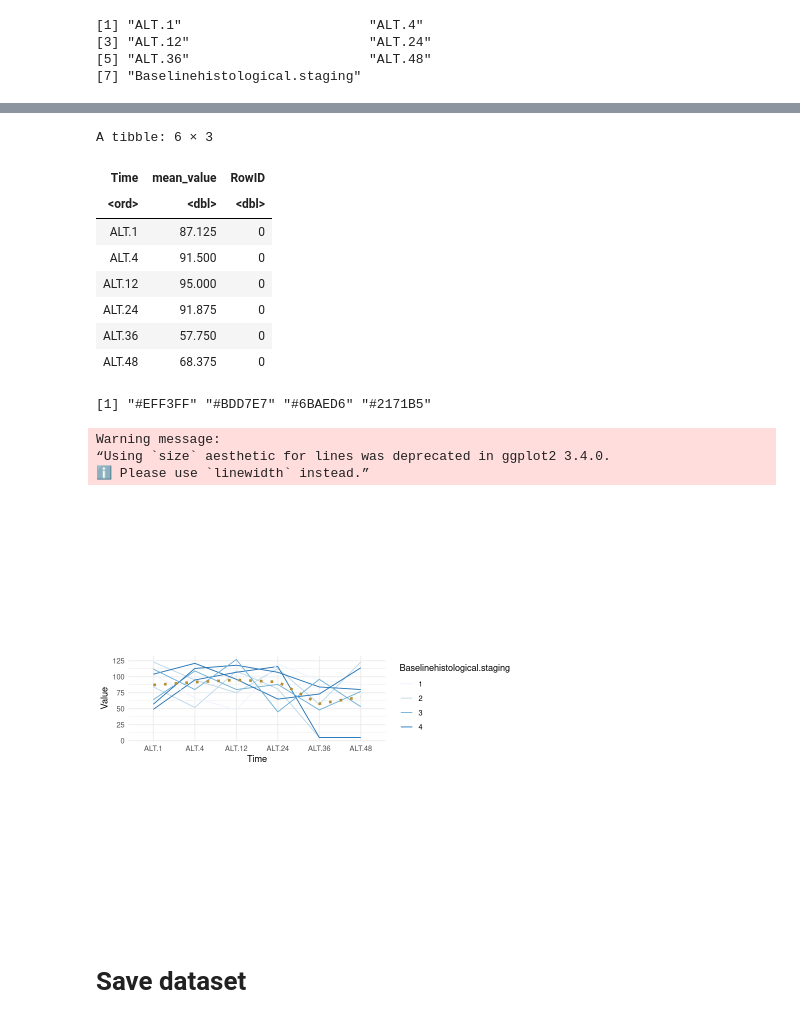
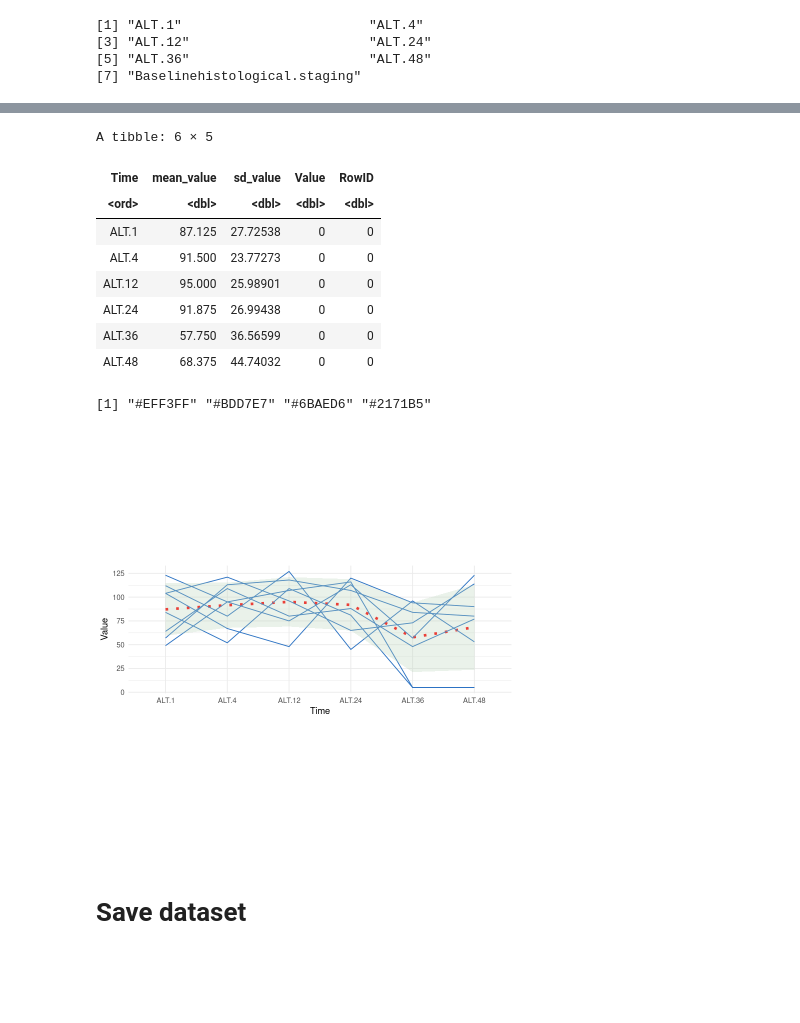
Before and after one commit to Alvaro8gb/DataVisualization, a Jupyter notebook: App/data.ipynb, the cells around one changed output, grey strips where cells are left out. Saved outputs shown, nothing was run; the diff lists cells and outputs as text; code cells hidden in the pictures; blank space fills up the shorter version.

```diff
--- a/App/data.ipynb
+++ b/App/data.ipynb
@@ -273,9 +273,8 @@ plot.ts(time_s[,1:10])
 # %% [output]
 [figure]
 # %%
-cols <- c(time_series_1, c("Baselinehistological.staging"))
 print(cols)
-df_subset <- data[, cols]
+df_subset <- data[, time_series_1]
 
 size <- 8
 df_plot <- head(df_subset, size)
@@ -317,7 +316,6 @@ df_plot_long$Time <- factor(df_plot_long$Time,
                        levels = paste0("ALT.", c(1, 4, 12, 24, 36, 48)),
                        ordered = TRUE)
 
-df_plot_long$Baselinehistological.staging	 <- as.factor(df_plot_long$Baselinehistological.staging	)
 
 head(df_plot_long)
 # %% [output]
@@ -333,21 +331,24 @@ A tibble: 6 × 4
 # %%
-df_mean_orders <- df_plot_long %>%
+df_plot_long %>%
   group_by(Time) %>%
-  summarise(mean_value = mean(Value))
-
-df_mean_orders$RowID <- 0
+  summarise(
+    mean_value = mean(Value),
+    sd_value = sd(Value)
+  ) -> df_mean_orders
-# %%
-df_mean_orders
-# %% [output]
-A tibble: 6 × 3
-| Time | mean_value | RowID |
-| <ord> | <dbl> | <dbl> |
-| ALT.1 | 87.125 | 0 |
-| ALT.4 | 91.500 | 0 |
-| ALT.12 | 95.000 | 0 |
-| ALT.24 | 91.875 | 0 |
-| ALT.36 | 57.750 | 0 |
-| ALT.48 | 68.375 | 0 |
+# %%
+df_mean_orders$Value = 0
+df_mean_orders$RowID = 0
+df_mean_orders
+# %% [output]
+A tibble: 6 × 5
+| Time | mean_value | sd_value | Value | RowID |
+| <ord> | <dbl> | <dbl> | <dbl> | <dbl> |
+| ALT.1 | 87.125 | 27.72538 | 0 | 0 |
+| ALT.4 | 91.500 | 23.77273 | 0 | 0 |
+| ALT.12 | 95.000 | 25.98901 | 0 | 0 |
+| ALT.24 | 91.875 | 26.99438 | 0 | 0 |
+| ALT.36 | 57.750 | 36.56599 | 0 | 0 |
+| ALT.48 | 68.375 | 44.74032 | 0 | 0 |
 # %%
 library(RColorBrewer)
 
@@ -356,21 +357,24 @@ colors
 # %% [output]
 [1] "#EFF3FF" "#BDD7E7" "#6BAED6" "#2171B5"
 # %%
-
-ggplot(data = df_plot_long, aes(x = Time, y = Value, group = RowID)) +
-  scale_color_manual(values = colors) +
-  geom_line(aes(color = Baselinehistological.staging)) +
-  geom_line(data = df_mean_orders, aes(x = Time, y = mean_value), color = "#b58e33", linetype="dotted", size=1.5) +
+# Assuming df_mean_orders contains 'Time', 'mean_value', and 'sd_value'
+p <- ggplot(data = df_plot_long, aes(x = Time, y = Value, group = RowID)) +
+  geom_line(data = df_mean_orders, aes(x = Time, y = mean_value), color="red", linetype = "dotted", linewidth = 1.5) +
+  geom_line(color="#2870c2") +
+  geom_ribbon(
+        data = df_mean_orders,
+        aes(x = Time, ymin = mean_value - sd_value, ymax = mean_value + sd_value),
+        fill = "#bad3b9", alpha = 0.3
+      ) +
   theme_minimal() +
   labs(x = "Time", y = "Value") +
   theme(
-    aspect.ratio = 1/3, # Establecer una relación de aspecto para que el gráfico sea tres veces más ancho que alto
-  )
+    aspect.ratio = 1 / 3
+  ) +
+  theme(legend.position = "none")
+p
 # %% [output]
-Warning message:
-“Using `size` aesthetic for lines was deprecated in ggplot2 3.4.0.
-ℹ Please use `linewidth` instead.”
-[figure, old version]
+[figure, new version]
 # %% [markdown]
 # Save dataset
 # %%
```
Also changed, not shown: parts of 5 cells of this notebook, 2 other files.
